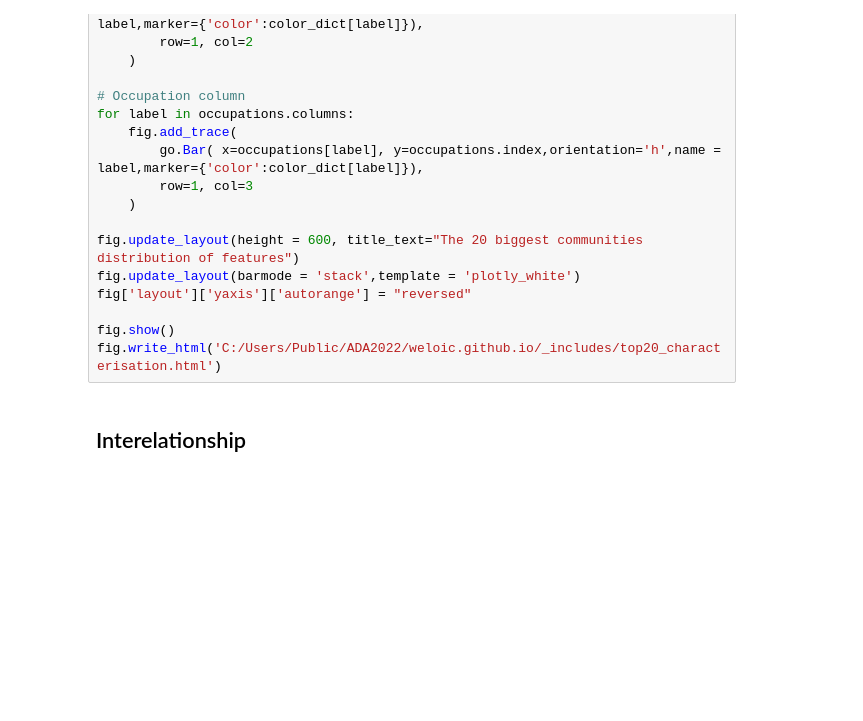
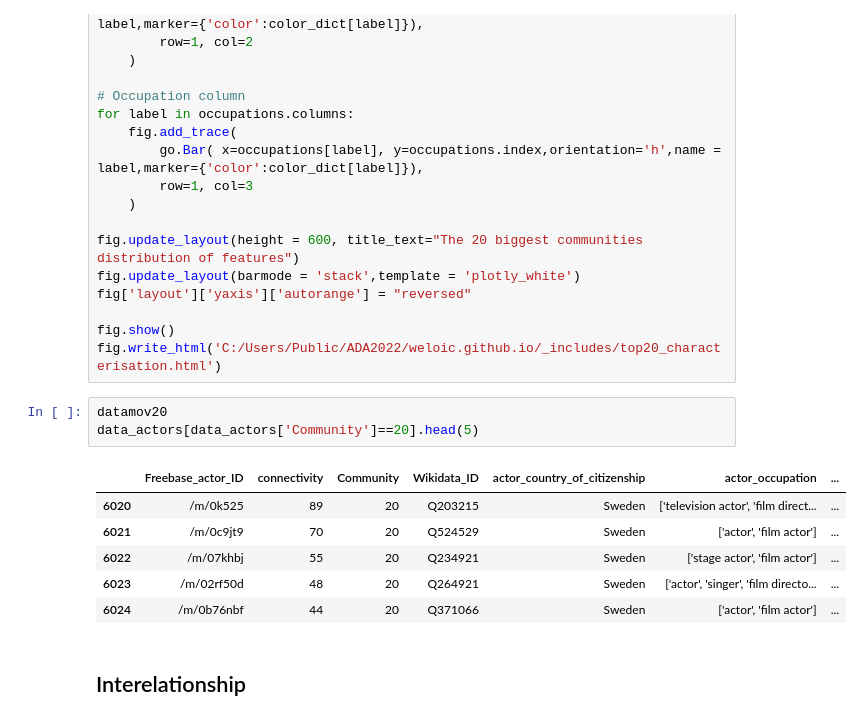
Before and after one commit to epfl-ada/ada-2022-project-addaxx, a Jupyter notebook: exploration.ipynb, the cells around one changed output. Drawn from its saved outputs; the diff is of its cells as text; blank space fills up the shorter version.

```diff
--- a/exploration.ipynb
+++ b/exploration.ipynb
@@ -249,6 +249,16 @@ fig['layout']['yaxis']['autorange'] = "reversed"
 
 fig.show()
 fig.write_html('C:/Users/Public/ADA2022/weloic.github.io/_includes/top20_characterisation.html')
+# %%
+datamov20
+data_actors[data_actors['Community']==20].head(5)
+# %% [output]
+|  | Freebase_actor_ID | connectivity | Community | Wikidata_ID | actor_country_of_citizenship | actor_occupation | ... |
+| 6020 | /m/0k525 | 89 | 20 | Q203215 | Sweden | ['television actor', 'film direct... | ... |
+| 6021 | /m/0c9jt9 | 70 | 20 | Q524529 | Sweden | ['actor', 'film actor'] | ... |
+| 6022 | /m/07khbj | 55 | 20 | Q234921 | Sweden | ['stage actor', 'film actor'] | ... |
+| 6023 | /m/02rf50d | 48 | 20 | Q264921 | Sweden | ['actor', 'singer', 'film directo... | ... |
+| 6024 | /m/0b76nbf | 44 | 20 | Q371066 | Sweden | ['actor', 'film actor'] | ... |
 # %% [markdown]
 ## Interelationship
 # %%
```
Also changed, not shown: parts of 45 cells of this notebook.
